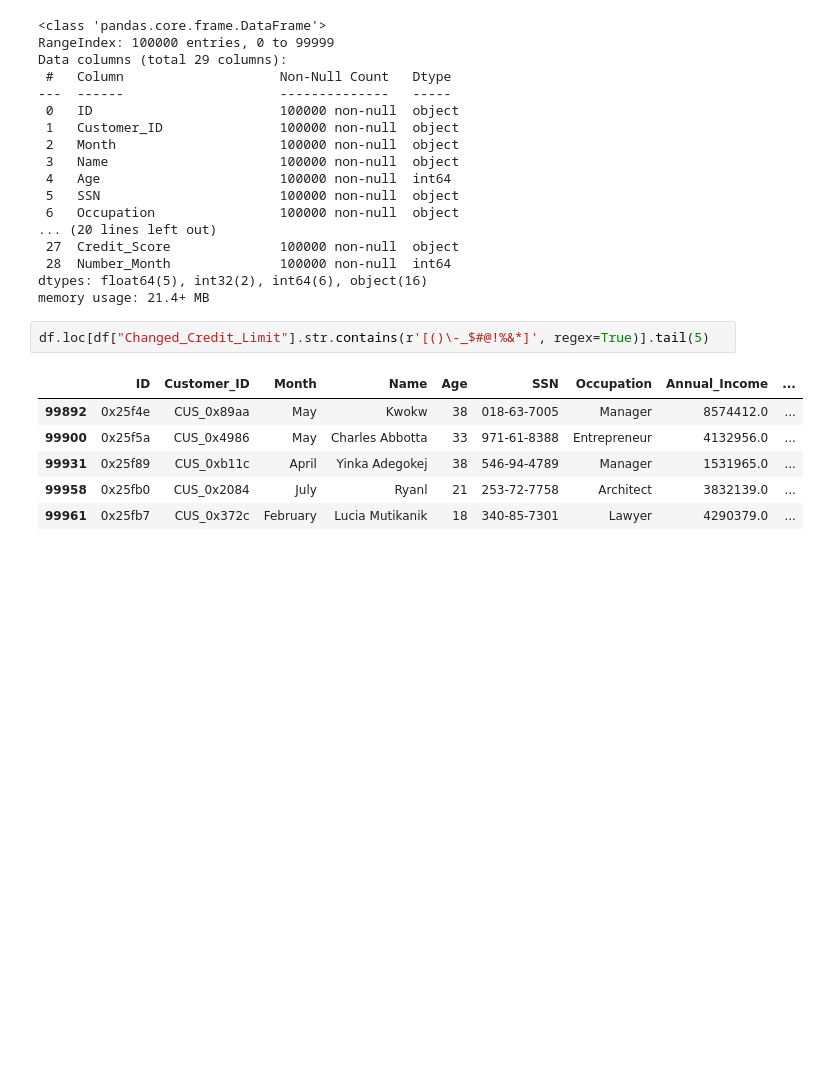
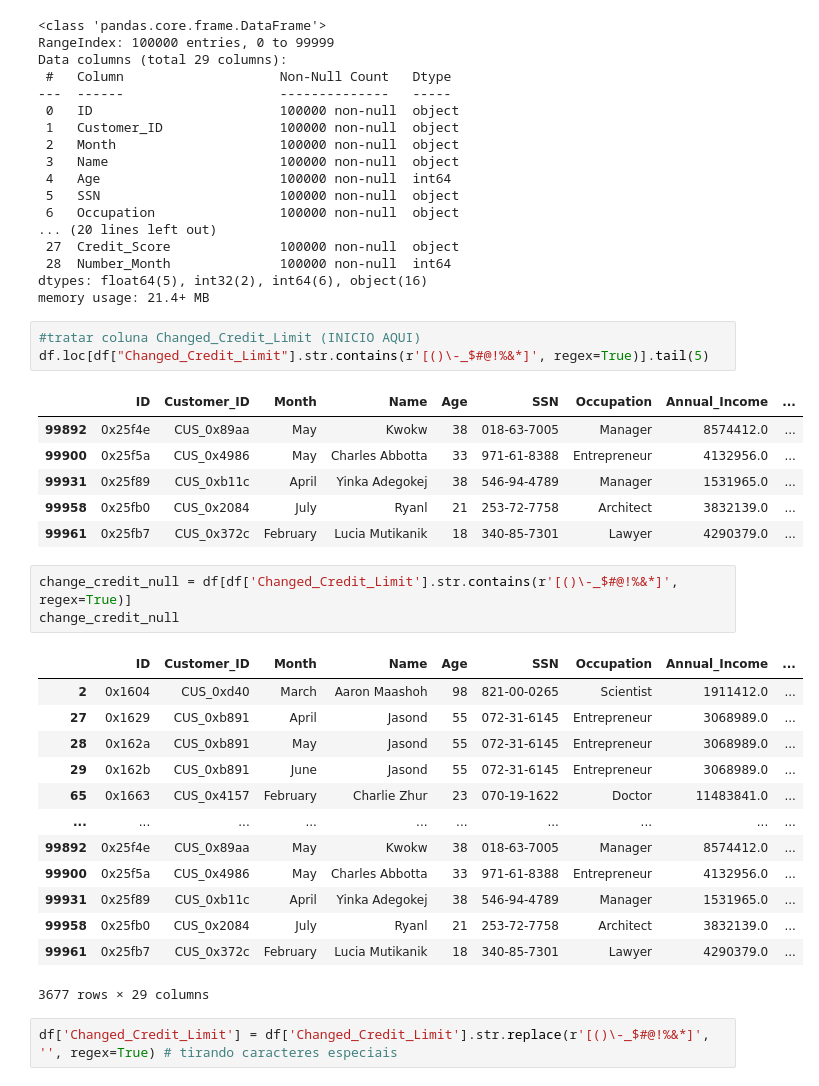
Before and after one commit to ViniciusOtoni/CreditScoreDataset, a Jupyter notebook: notebooks/n01_data_cleaning.ipynb, the cells around one changed output. Drawn from its saved outputs; the diff is of its cells as text; blank space fills up the shorter version.

```diff
--- a/notebooks/n01_data_cleaning.ipynb
+++ b/notebooks/n01_data_cleaning.ipynb
@@ -1161,6 +1162,7 @@ Data columns (total 29 columns):
 dtypes: float64(5), int32(2), int64(6), object(16)
 memory usage: 21.4+ MB
 # %%
+#tratar coluna Changed_Credit_Limit (INICIO AQUI)
 df.loc[df["Changed_Credit_Limit"].str.contains(r'[()\-_$#@!%&*]', regex=True)].tail(5)
 # %% [output]
 |  | ID | Customer_ID | Month | Name | Age | SSN | Occupation | Annual_Income | ... |
@@ -1169,3 +1171,22 @@ df.loc[df["Changed_Credit_Limit"].str.contains(r'[()\-_$#@!%&*]', regex=True)].t
 | 99931 | 0x25f89 | CUS_0xb11c | April | Yinka Adegokej | 38 | 546-94-4789 | Manager | 1531965.0 | ... |
 | 99958 | 0x25fb0 | CUS_0x2084 | July | Ryanl | 21 | 253-72-7758 | Architect | 3832139.0 | ... |
 | 99961 | 0x25fb7 | CUS_0x372c | February | Lucia Mutikanik | 18 | 340-85-7301 | Lawyer | 4290379.0 | ... |
+# %%
+change_credit_null = df[df['Changed_Credit_Limit'].str.contains(r'[()\-_$#@!%&*]', regex=True)]
+change_credit_null
+# %% [output]
+|  | ID | Customer_ID | Month | Name | Age | SSN | Occupation | Annual_Income | ... |
+| 2 | 0x1604 | CUS_0xd40 | March | Aaron Maashoh | 98 | 821-00-0265 | Scientist | 1911412.0 | ... |
+| 27 | 0x1629 | CUS_0xb891 | April | Jasond | 55 | 072-31-6145 | Entrepreneur | 3068989.0 | ... |
+| 28 | 0x162a | CUS_0xb891 | May | Jasond | 55 | 072-31-6145 | Entrepreneur | 3068989.0 | ... |
+| 29 | 0x162b | CUS_0xb891 | June | Jasond | 55 | 072-31-6145 | Entrepreneur | 3068989.0 | ... |
+| 65 | 0x1663 | CUS_0x4157 | February | Charlie Zhur | 23 | 070-19-1622 | Doctor | 11483841.0 | ... |
+| ... | ... | ... | ... | ... | ... | ... | ... | ... | ... |
+| 99892 | 0x25f4e | CUS_0x89aa | May | Kwokw | 38 | 018-63-7005 | Manager | 8574412.0 | ... |
+| 99900 | 0x25f5a | CUS_0x4986 | May | Charles Abbotta | 33 | 971-61-8388 | Entrepreneur | 4132956.0 | ... |
+| 99931 | 0x25f89 | CUS_0xb11c | April | Yinka Adegokej | 38 | 546-94-4789 | Manager | 1531965.0 | ... |
+| 99958 | 0x25fb0 | CUS_0x2084 | July | Ryanl | 21 | 253-72-7758 | Architect | 3832139.0 | ... |
+| 99961 | 0x25fb7 | CUS_0x372c | February | Lucia Mutikanik | 18 | 340-85-7301 | Lawyer | 4290379.0 | ... |
+3677 rows × 29 columns
+# %%
+df['Changed_Credit_Limit'] = df['Changed_Credit_Limit'].str.replace(r'[()\-_$#@!%&*]', '', regex=True) # tirando caracteres especiais
```
Also changed, not shown: parts of 34 cells of this notebook, 1 other file.
